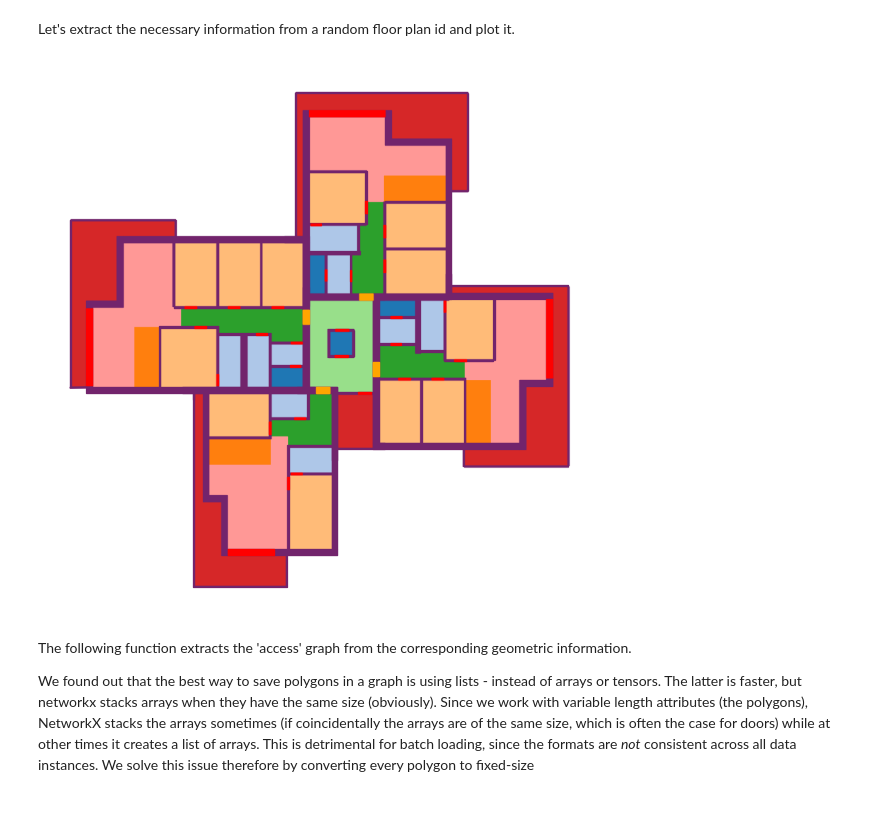
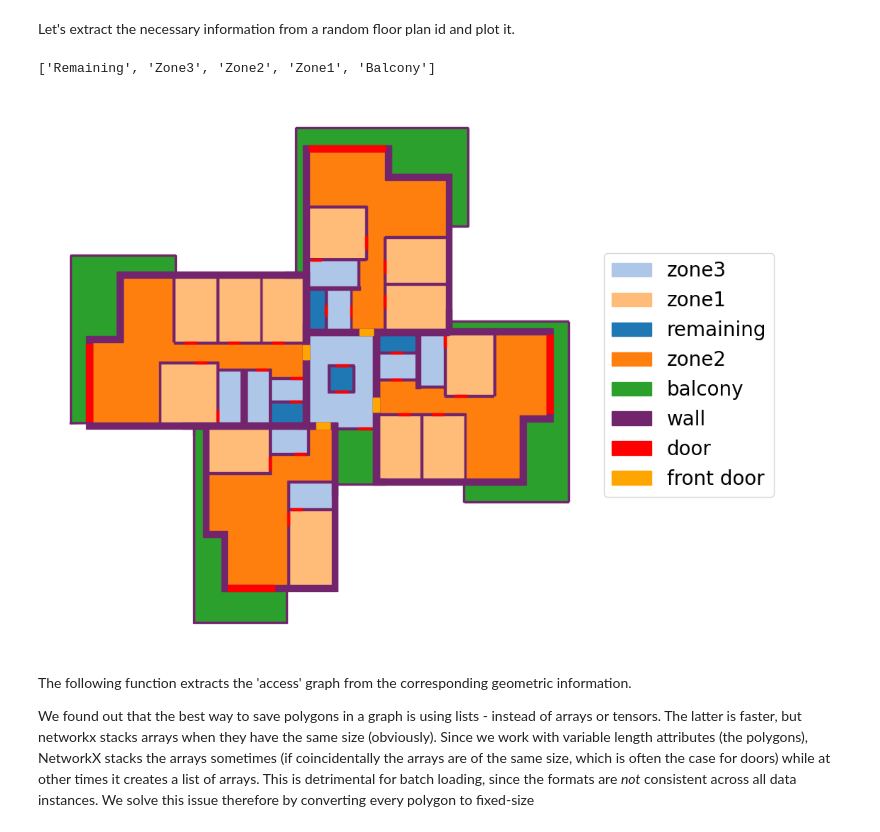
Before and after one commit to Haoranxia/Graph_ML_project, a Jupyter notebook: data-extraction.ipynb, the cells around one changed output. Saved outputs shown, nothing was run; the diff lists cells and outputs as text; code cells hidden in the pictures.

Commit message:
zoning mapping, edit plotting functions

```diff
--- a/data-extraction.ipynb
+++ b/data-extraction.ipynb
@@ -116,7 +160,7 @@ def get_geometries_from_frame(floor_geoms_df):
 
     areas, area_types = zip(
         *floor_geoms_df.query("entity_type == 'area'")[
-            ["geometry", "entity_subtype_reduce"]
+            ["geometry", SUBTYPES_COLUMN]
         ].values
     )
     doors = floor_geoms_df.query("entity_subtype == 'DOOR'")["geometry"].values
@@ -135,6 +179,44 @@ def floor_geometries_from_id(geoms_df, floor_id):
     return floor_geoms
 # %% [markdown]
 Let's extract the necessary information from a random floor plan id and plot it.
+# %%
+def plot_polygon(ax, poly, label=None, **kwargs):
+    x, y = poly.exterior.xy
+    ax.fill(x, y, label=label, **kwargs)
+    return
+
+def plot_floorplan(ax, areas, area_types, doors=False, walls=False, classes=SUBTYPES_NAMES, colorset='tab20', **kwargs):
+
+    cmap = get_cmap(colorset)
+
+    print(classes)
+
+    label_already = []
+    for area, area_type in zip(areas, area_types):
+        try:
+            np.isnan(area_type)
+            color_index = len(classes) + 1
+        except:
+            color_index = classes.index(area_type)
+
+        c=np.array(cmap(color_index)).reshape(1,4)
+        label = area_type.lower() if area_type not in label_already else None
+        plot_polygon(ax, area, fc=c, ec=c, label=label, **kwargs)
+
+        if area_type not in label_already: label_already.append(area_type)
+
+    if walls:
+        for i, wall in enumerate(walls):
+            label = 'wall' if i == 0 else None
+            plot_polygon(ax, wall, fc='#72246c', ec='#72246c', label=label, **kwargs)
+    if doors:
+        for i, door in enumerate(doors[0]):
+            label = 'door' if i == 0 else None
+            plot_polygon(ax, door, fc='red', ec='red', label=label, **kwargs)
+
+        for i, door in enumerate(doors[1]):
+            label = 'front door' if i == 0 else None
+            plot_polygon(ax, door, fc='orange', ec='orange', label=label, **kwargs)
 # %%
 from shapely import wkt
 
@@ -144,16 +229,18 @@ areas, area_types, doors, front_doors, walls = get_geometries_from_frame(floor_g
 # %%
-from plot import plot_floorplan, FS
+# from plot import plot_floorplan, FS
 import matplotlib.pyplot as plt
 
 fig, ax = plt.subplots(1, 1, figsize=(FS, FS))
 # fig.set_facecolor('black')
 # ax.set_facecolor('black')
 colorset = 'tab20'
 _ = ax.axis('off')
 
 plot_floorplan(ax, areas, area_types, doors=[doors, front_doors], walls=walls, linewidth=FS / 10, colorset=colorset, classes=SUBTYPES_NAMES)
+_ = plt.legend(loc="center left", bbox_to_anchor=(1, 0.5), fontsize=FS*2)
 # %% [output]
+['Remaining', 'Zone3', 'Zone2', 'Zone1', 'Balcony']
-[figure, old version]
+[figure, new version]
 # %% [markdown]
 The following function extracts the 'access' graph from the corresponding geometric information.
 
```
Also changed, not shown: parts of 10 cells of this notebook, 2 other files.
